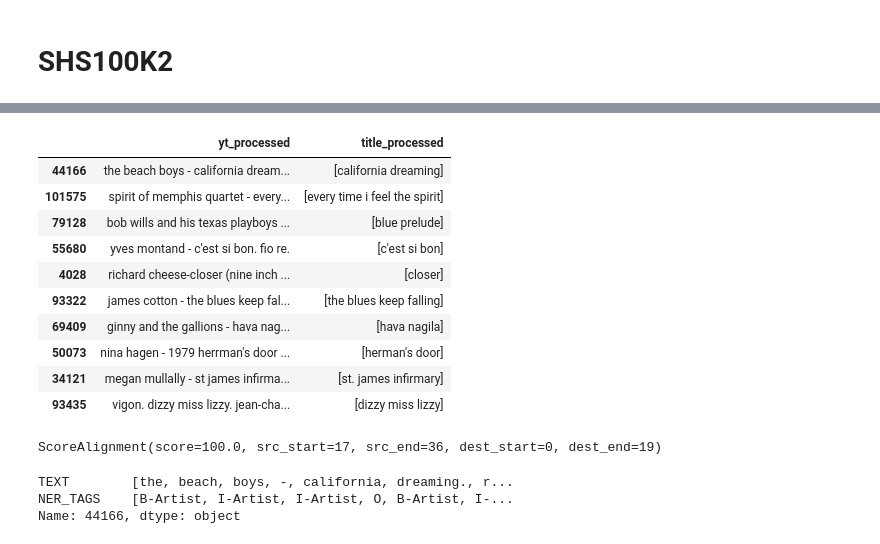
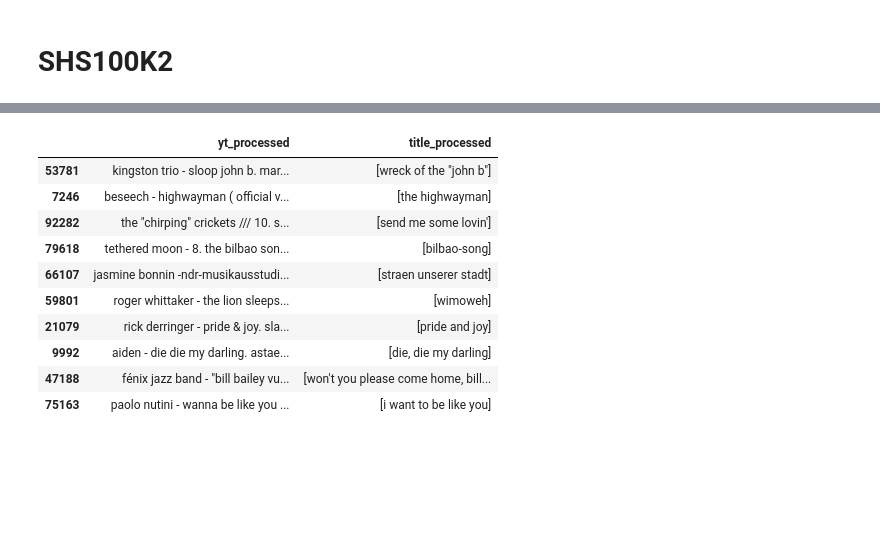
Before and after one commit to progsi/YTUnCoverLLM, a Jupyter notebook: notebooks/IOB_analysis.ipynb, the cells around one changed output, grey strips where cells are left out. Cells and saved outputs as stored; diff of their text form; code cells hidden in the pictures; blank space fills up the shorter version.

```diff
--- a/notebooks/IOB_analysis.ipynb
+++ b/notebooks/IOB_analysis.ipynb
@@ -10,17 +10,13 @@ warnings.simplefilter(action="ignore", category=SettingWithCopyWarning)
 B_ARTIST = "B-Artist"
 B_WOA = "B-WoA"
 
-data = pd.read_parquet("../data/intermediate/datacos_biotag.parquet").drop("ver_id", axis=1)
+Artist_nan = "Artist_nan"
+WoA_nan = "WoA_nan"
+both_nan = "both_nan"
 
-# data without artist and title tags each
-data_noartist = data.loc[~data.NER_TAGS.apply(lambda x: B_ARTIST in x), :]
-data_noartist.yt_processed = data_noartist.yt_processed.str.replace("\n", " ").str.replace("\t", " ")
-data_noartist.drop(["NER_TAGS", "TEXT"], axis=1).to_parquet("../data/analysis/datacos_noartist.parquet")
+data = pd.read_parquet("../data/intermediate/datacos_IOB.parquet").drop("ver_id", axis=1)
 
-data_notitle = data.loc[~data.NER_TAGS.apply(lambda x: B_WOA in x), :]
-data_notitle.yt_processed = data_notitle.yt_processed.str.replace("\n", " ").str.replace("\t", " ")
-data_notitle.drop(["NER_TAGS", "TEXT"], axis=1).to_parquet("../data/analysis/datacos_notitle.parquet")
-
-print(f"Videos without matched Artist entity: {round(len(data_noartist)/len(data), 2)}")
-print(f"Videos without matched Title entity: {round(len(data_notitle)/len(data), 2)}")
+print(f"Videos without matched Artist entity: {round(len(data[data.part == Artist_nan])/len(data), 2)}")
+print(f"Videos without matched Title entity: {round(len(data[data.part == WoA_nan])/len(data), 2)}")
+print(f"Videos without any entity: {round(len(data[data.part == both_nan])/len(data), 2)}")
 # %% [output]
@@ -108,29 +144,14 @@ Videos without matched Title entity: 0.03
 # %%
-data_notitle.sample(10)[["yt_processed", "title_processed"]]
+data[data.part == WoA_nan].sample(10)[["yt_processed", "title_processed"]]
 # %% [output]
 |  | yt_processed | title_processed |
-| 44166 | the beach boys - california dream... | [california dreaming] |
-| 101575 | spirit of memphis quartet - every... | [every time i feel the spirit] |
-| 79128 | bob wills and his texas playboys ... | [blue prelude] |
-| 55680 | yves montand - c'est si bon. fio re. | [c'est si bon] |
-| 4028 | richard cheese-closer (nine inch ... | [closer] |
-| 93322 | james cotton - the blues keep fal... | [the blues keep falling] |
-| 69409 | ginny and the gallions - hava nag... | [hava nagila] |
-| 50073 | nina hagen - 1979 herrman's door ... | [herman's door] |
-| 34121 | megan mullally - st james infirma... | [st. james infirmary] |
-| 93435 | vigon. dizzy miss lizzy. jean-cha... | [dizzy miss lizzy] |
+| 53781 | kingston trio - sloop john b. mar... | [wreck of the "john b"] |
+| 7246 | beseech - highwayman ( official v... | [the highwayman] |
+| 92282 | the "chirping" crickets /// 10. s... | [send me some lovin'] |
+| 79618 | tethered moon - 8. the bilbao son... | [bilbao-song] |
+| 66107 | jasmine bonnin -ndr-musikausstudi... | [straen unserer stadt] |
+| 59801 | roger whittaker - the lion sleeps... | [wimoweh] |
+| 21079 | rick derringer - pride & joy. sla... | [pride and joy] |
+| 9992 | aiden - die die my darling. astae... | [die, die my darling] |
+| 47188 | fénix jazz band - "bill bailey vu... | [won't you please come home, bill... |
+| 75163 | paolo nutini - wanna be like you ... | [i want to be like you] |
-# %%
-from rapidfuzz.fuzz import partial_ratio_alignment
-
-s1="the beach boys - california dreaming. remy wen..."
-s2="california dreaming"
-
-partial_ratio_alignment(s1, s2)
-# %% [output]
-ScoreAlignment(score=100.0, src_start=17, src_end=36, dest_start=0, dest_end=19)
-# %%
-data_notitle.loc[44166, ["TEXT", "NER_TAGS"]]
-# %% [output]
-TEXT        [the, beach, boys, -, california, dreaming., r...
-NER_TAGS    [B-Artist, I-Artist, I-Artist, O, B-Artist, I-...
-Name: 44166, dtype: object
```
Also changed, not shown: parts of 11 cells of this notebook.
